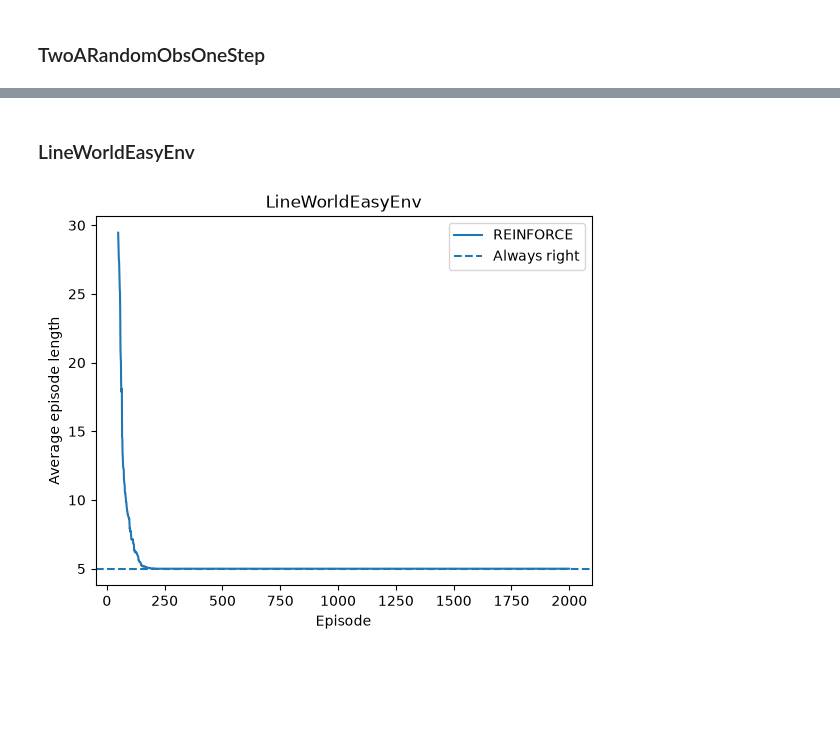
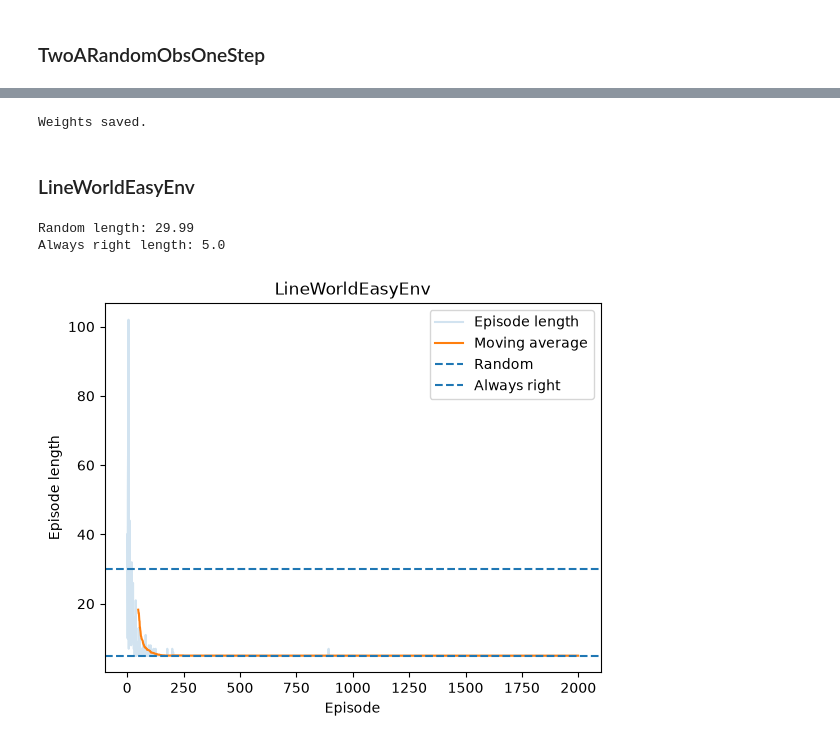
Before and after one commit to joaco1212004/TP1_GdeP_DiCola, a Jupyter notebook: tp1.ipynb, the cells around one changed output, grey strips where cells are left out. Cells and saved outputs as stored; diff of their text form; code cells hidden in the pictures; blank space fills up the shorter version.

```diff
--- a/tp1.ipynb
+++ b/tp1.ipynb
@@ -174,3 +164,14 @@ Estado 1: [1.3027612e-05 9.9998701e-01]
+# %%
+os.makedirs("results/weights", exist_ok=True)
+
+torch.save(
+    policy.state_dict(),
+    "results/weights/TwoARandomObsOneStep_reinforce.pt"
+)
+
+print("Weights saved.")
+# %% [output]
+Weights saved.
 # %% [markdown]
 ### LineWorldEasyEnv
 # %%
@@ -183,28 +184,64 @@ policy, history = train_reinforce(
     gamma=0.99,
     learning_rate=1e-2,
 )
+# %%
+eval_env = LineWorldEasyEnv()
+
+random_return, random_length = evaluate_random_agent(
+    eval_env,
+    episodes=200
+)
+
+always_right_return, always_right_length = evaluate_fixed_action(
+    eval_env,
+    action=1,
+    episodes=200
+)
+
+print("Random length:", random_length)
+print("Always right length:", always_right_length)
+# %% [output]
+Random length: 29.99
+Always right length: 5.0
 # %%
 lengths = np.array(history["lengths"])
 
 window = 50
+
 moving_avg_length = np.convolve(
     lengths,
     np.ones(window) / window,
     mode="valid"
 )
 
 plt.plot(
+    lengths,
+    alpha=0.2,
+    label="Episode length"
+)
+
+plt.plot(
     np.arange(window - 1, len(lengths)),
     moving_avg_length,
-    label="REINFORCE"
+    label="Moving average"
 )
 
-plt.axhline(5, linestyle="--", label="Always right")
+plt.axhline(
+    random_length,
+    linestyle="--",
+    label="Random"
+)
+
+plt.axhline(
+    always_right_length,
+    linestyle="--",
+    label="Always right"
+)
 
 plt.xlabel("Episode")
-plt.ylabel("Average episode length")
+plt.ylabel("Episode length")
 plt.title("LineWorldEasyEnv")
 plt.legend()
 plt.show()
 # %% [output]
-[figure, old version]
+[figure, new version]
```
Also changed, not shown: parts of 58 cells of this notebook, 15 other files.
